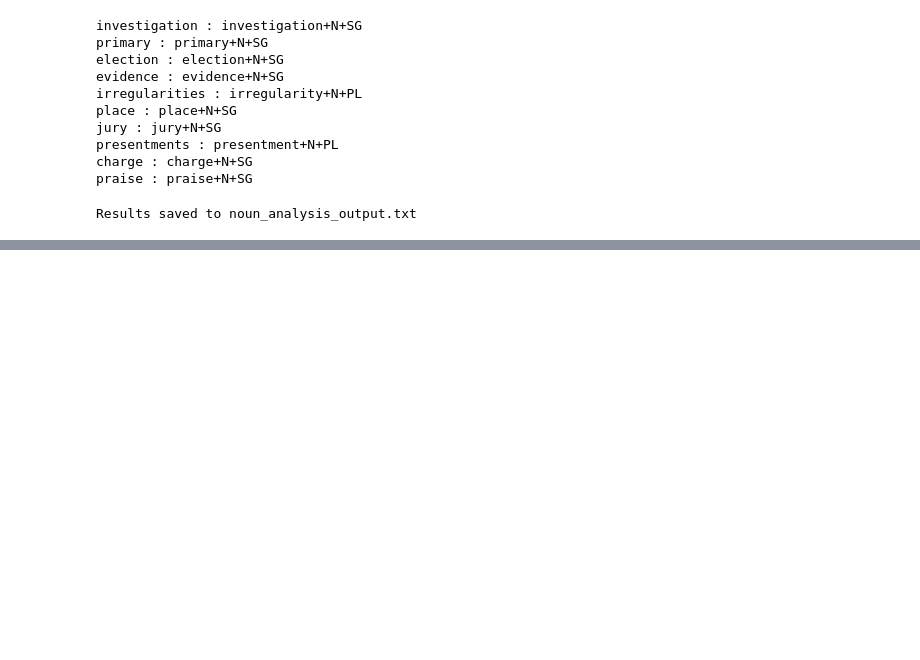
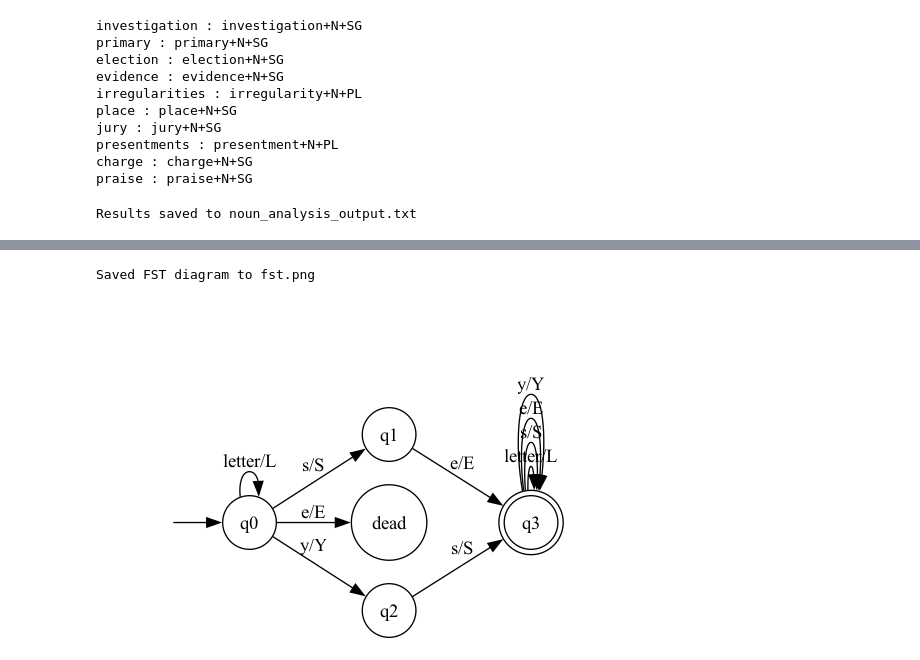
Before and after one commit to Samyuktha1505/NLP_LAB, a Jupyter notebook: ASSIGNMENT-2/ASSIGN_2_2ND.ipynb, the cells around one changed output, grey strips where cells are left out. Cells and saved outputs as stored; diff of their text form; code cells hidden in the pictures; blank space fills up the shorter version.

Commit message:
changes in fst graph

```diff
--- a/ASSIGNMENT-2/ASSIGN_2_2ND.ipynb
+++ b/ASSIGNMENT-2/ASSIGN_2_2ND.ipynb
@@ -98,3 +98,49 @@ dfa = VisualDFA(
 dfa.show_diagram(filename="fst_dfa.png", input_str="")
 # %% [output]
 [drawing not drawn]
+# %%
+
+from graphviz import Digraph
+from IPython.display import Image, display
+
+states = {"q0", "q1", "q2", "q3", "dead"}
+input_symbols = {"letter", "s", "e", "y"}
+output_symbols = {"L", "S", "E", "Y"}
+
+transitions = [
+    ("q0", "letter", "L", "q0"),
+    ("q0", "s", "S", "q1"),
+    ("q0", "e", "E", "dead"),
+    ("q0", "y", "Y", "q2"),
+
+    ("q1", "e", "E", "q3"),
+    ("q2", "s", "S", "q3"),
+
+    ("q3", "letter", "L", "q3"),
+    ("q3", "s", "S", "q3"),
+    ("q3", "e", "E", "q3"),
+    ("q3", "y", "Y", "q3"),
+]
+
+dot = Digraph('FST', format='png')
+dot.attr(rankdir='LR')
+
+# states
+for s in states:
+    shape = 'doublecircle' if s in {'q3'} else 'circle'
+    dot.node(s, shape=shape)
+
+# initial arrow
+dot.node('', shape='none')
+dot.edge('', 'q0')
+
+# transitions with input/output labels
+for src, inp, out, dst in transitions:
+    dot.edge(src, dst, label=f'{inp}/{out}')
+
+output_path = dot.render(filename='fst', cleanup=True)
+print(f"Saved FST diagram to {output_path}")
+display(Image(filename=output_path))
+# %% [output]
+Saved FST diagram to fst.png
+[figure, added]
```
Also changed, not shown: parts of 1 cell of this notebook, 4 other files.
